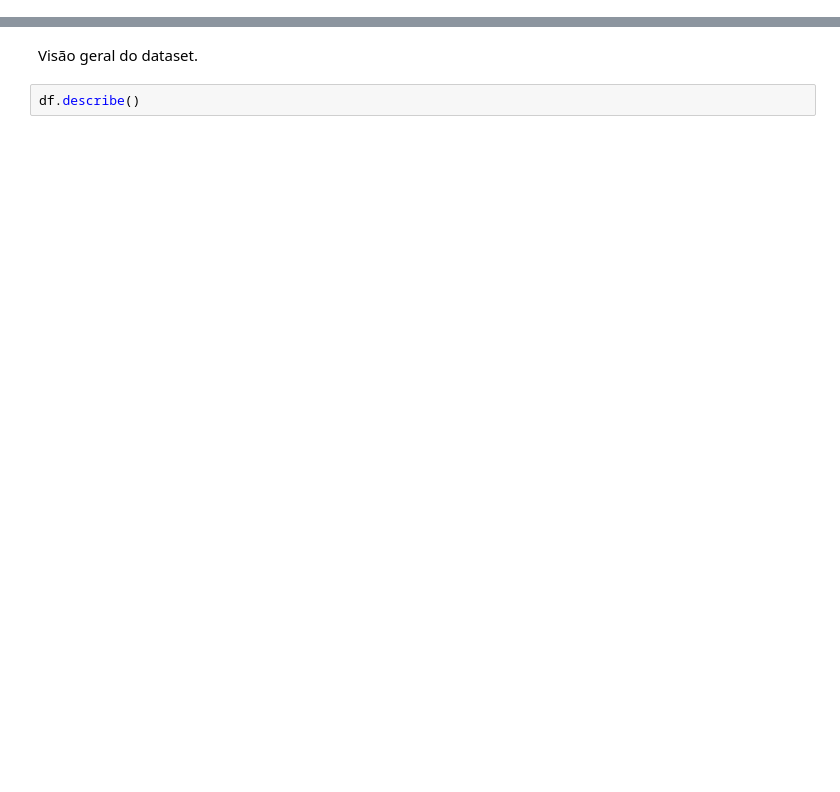
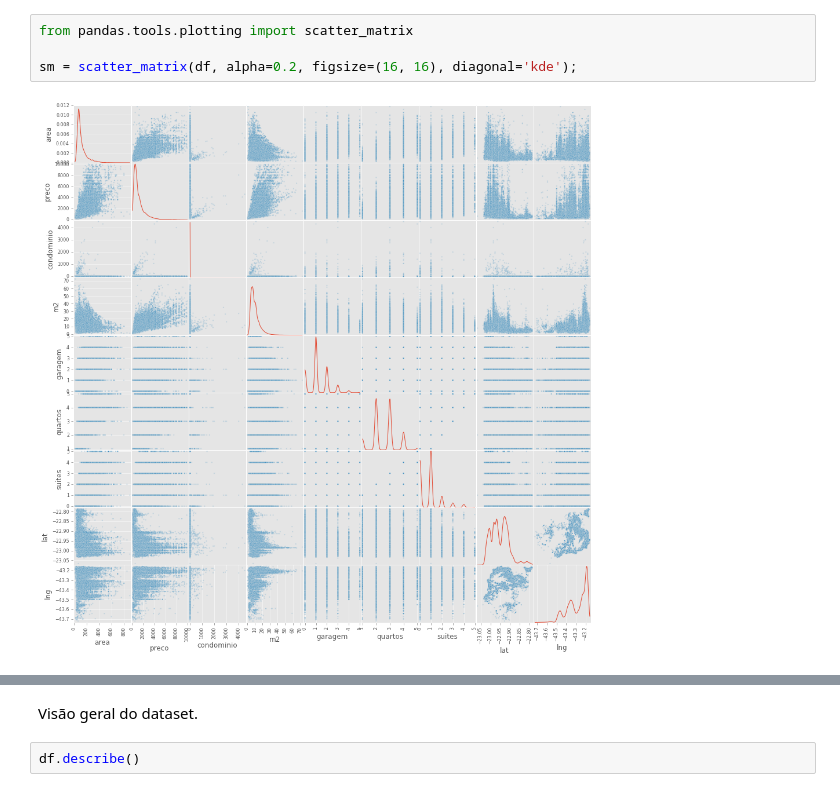
Before and after one commit to sergiosilvar/fgv_dissertacao, a Jupyter notebook: ipython_notebook/Analises.ipynb, the cells around one changed output, grey strips where cells are left out. Saved outputs shown, nothing was run; the diff lists cells and outputs as text; blank space fills up the shorter version.

```diff
--- a/ipython_notebook/Analises.ipynb
+++ b/ipython_notebook/Analises.ipynb
@@ -61,0 +73,6 @@ a1.set_title(u'Histograma $m^2$');
+# %%
+from pandas.tools.plotting import scatter_matrix
+
+sm = scatter_matrix(df, alpha=0.2, figsize=(16, 16), diagonal='kde');
+# %% [output]
+[figure, added]
```
Also changed, not shown: parts of 16 cells of this notebook, 7 other files.
